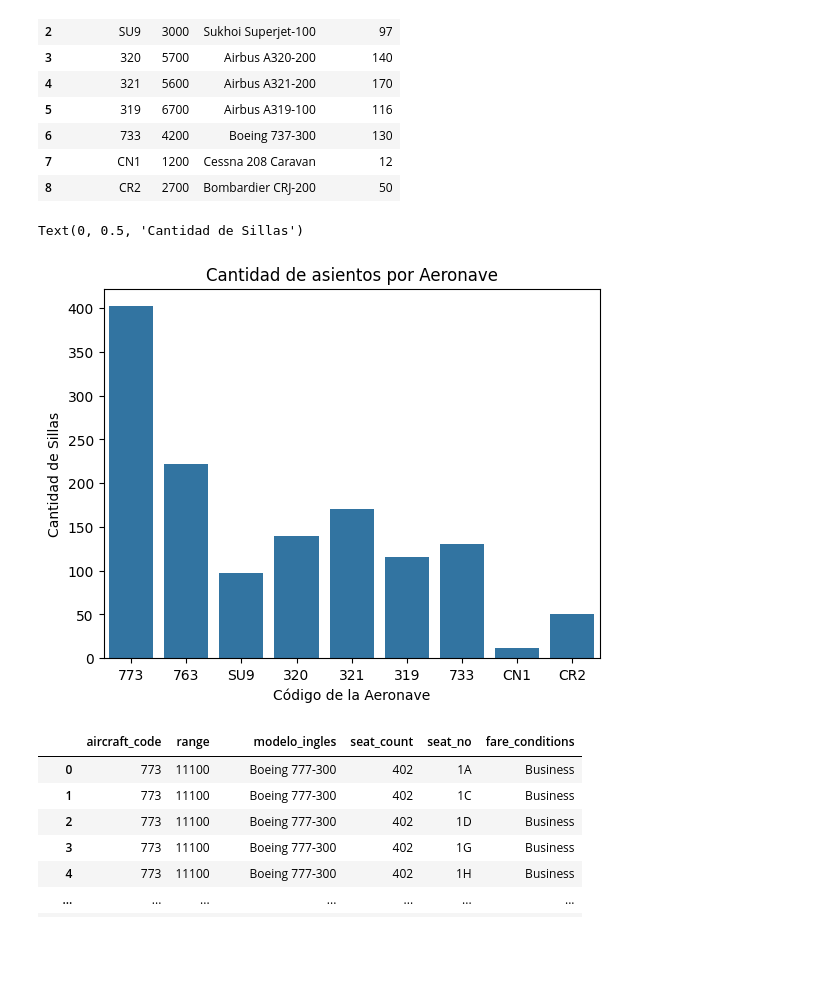
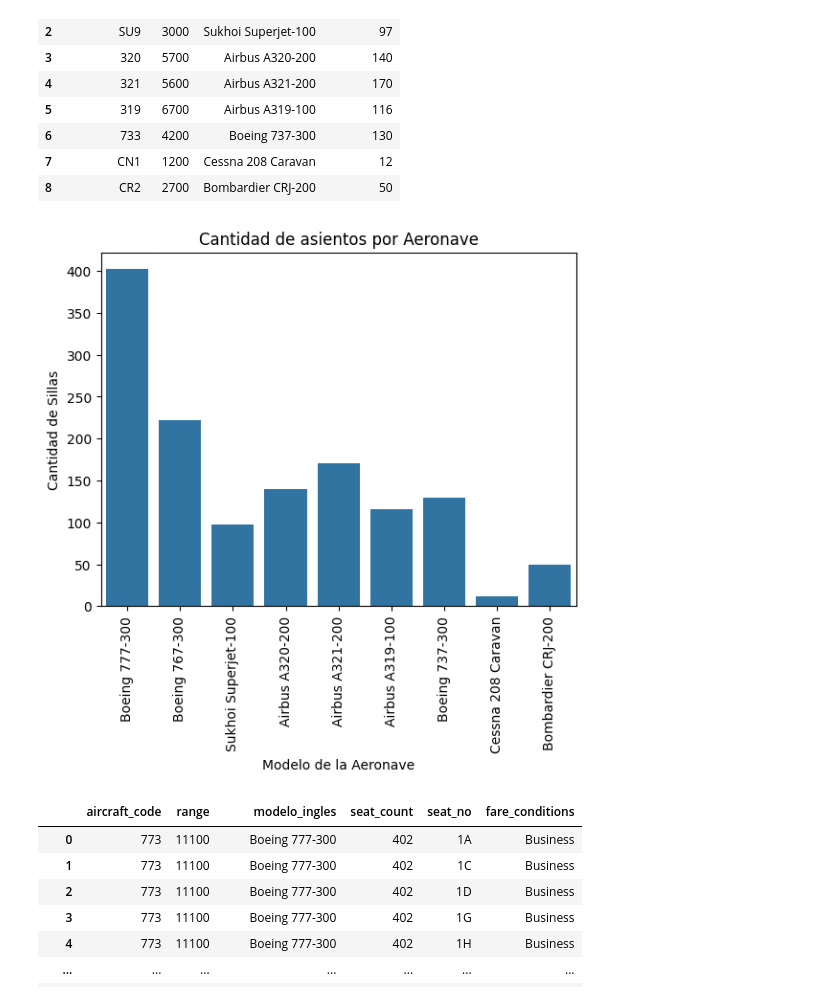
Before and after one commit to SORTEGA11/ProyectoFinalAerolineas, a Jupyter notebook: EDA/Vuelos.ipynb, the cells around one changed output. Saved outputs shown, nothing was run; the diff lists cells and outputs as text; code cells hidden in the pictures; blank space fills up the shorter version.

```diff
--- a/EDA/Vuelos.ipynb
+++ b/EDA/Vuelos.ipynb
@@ -258,13 +258,16 @@ asientos_modelo_aeronave
 | 7 | CN1 | 1200 | Cessna 208 Caravan | 12 |
 | 8 | CR2 | 2700 | Bombardier CRJ-200 | 50 |
 # %%
-sns.barplot(data = asientos_modelo_aeronave, x='aircraft_code', y='seat_count')
+sns.barplot(data = asientos_modelo_aeronave, x='modelo_ingles', y='seat_count')
 plt.title('Cantidad de asientos por Aeronave')
-plt.xlabel('Código de la Aeronave')
+plt.xlabel('Modelo de la Aeronave')
 plt.ylabel('Cantidad de Sillas')
+plt.xticks(rotation=90)
+plt.show()
+
+# Observamos que el Aeronave que mas tiene capacidad es el Boeing 777-300 con un total de 400 sillas.
 # %% [output]
-Text(0, 0.5, 'Cantidad de Sillas')
-[figure, old version]
+[figure, new version]
 # %%
 tipo_asiento= pd.merge(asientos_modelo_aeronave, asientos, on='aircraft_code', how='left')
 tipo_asiento
```
Also changed, not shown: parts of 3 cells of this notebook.
